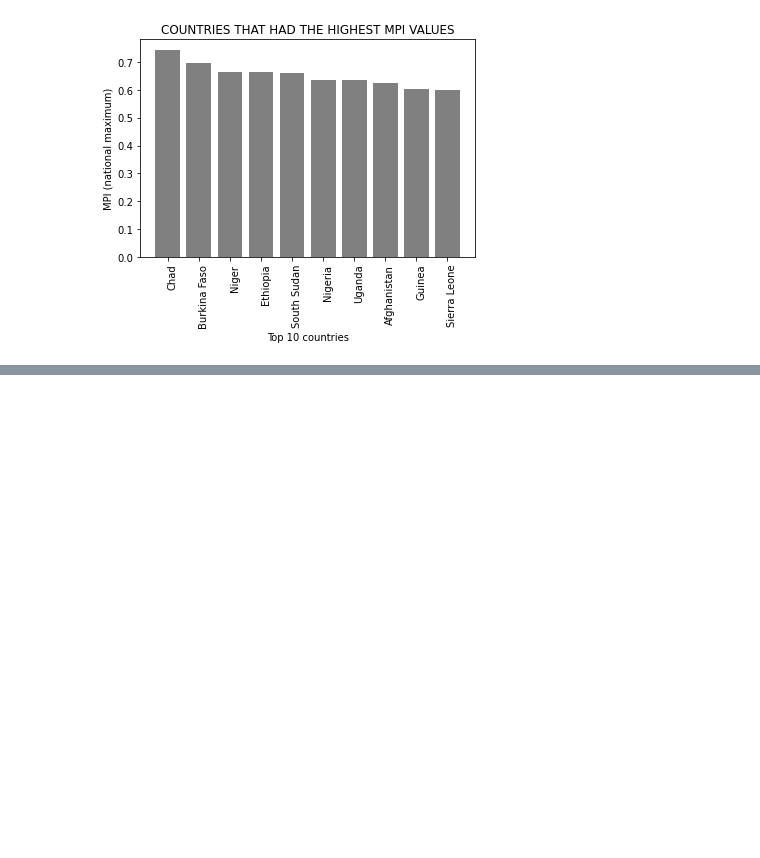
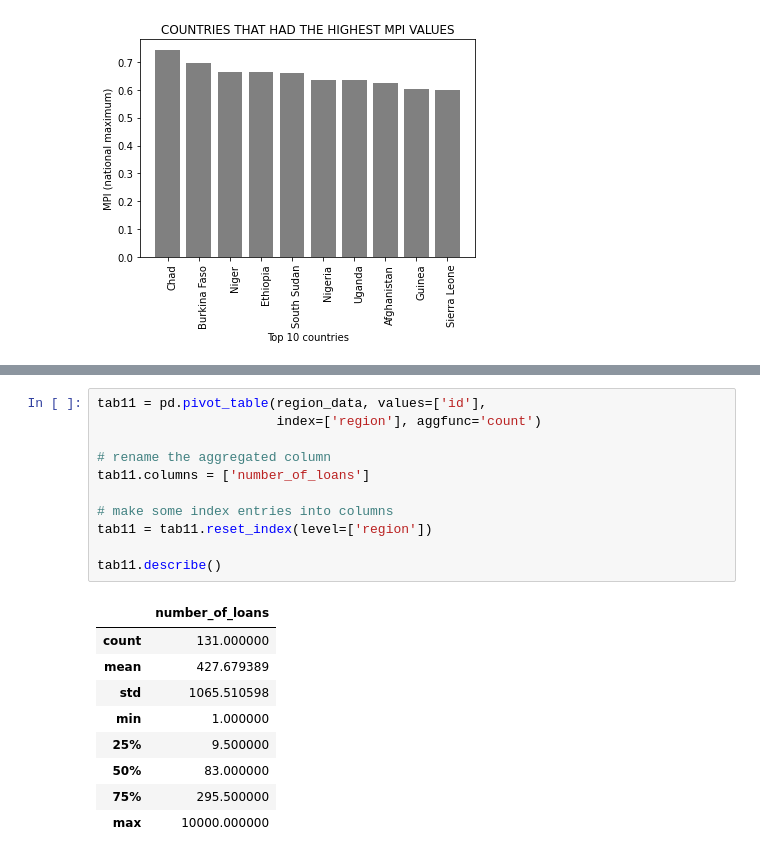
Before and after one commit to masterpython4ds/assignment-1-CeeThinwa, a Jupyter notebook: KIVA Analysis.ipynb, the cells around one changed output, grey strips where cells are left out. Drawn from its saved outputs; the diff is of its cells as text; blank space fills up the shorter version.

```diff
--- a/KIVA Analysis.ipynb
+++ b/KIVA Analysis.ipynb
@@ -1229,0 +1238,21 @@ Based on the results above, countries with high MPI values are not receiving the
+# %%
+tab11 = pd.pivot_table(region_data, values=['id'],
+                       index=['region'], aggfunc='count')
+
+# rename the aggregated column
+tab11.columns = ['number_of_loans']
+
+# make some index entries into columns
+tab11 = tab11.reset_index(level=['region'])
+
+tab11.describe()
+# %% [output]
+|  | number_of_loans |
+| count | 131.000000 |
+| mean | 427.679389 |
+| std | 1065.510598 |
+| min | 1.000000 |
+| 25% | 9.500000 |
+| 50% | 83.000000 |
+| 75% | 295.500000 |
+| max | 10000.000000 |
```
Also changed, not shown: parts of 14 cells of this notebook.
